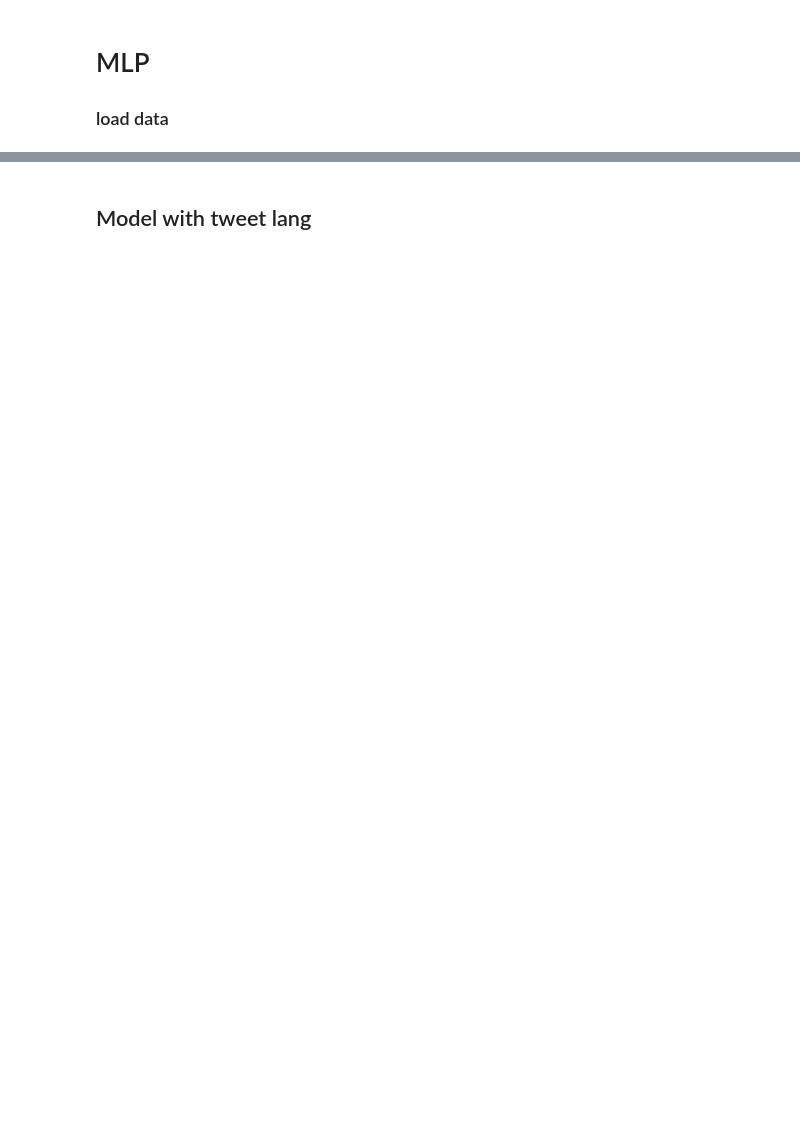
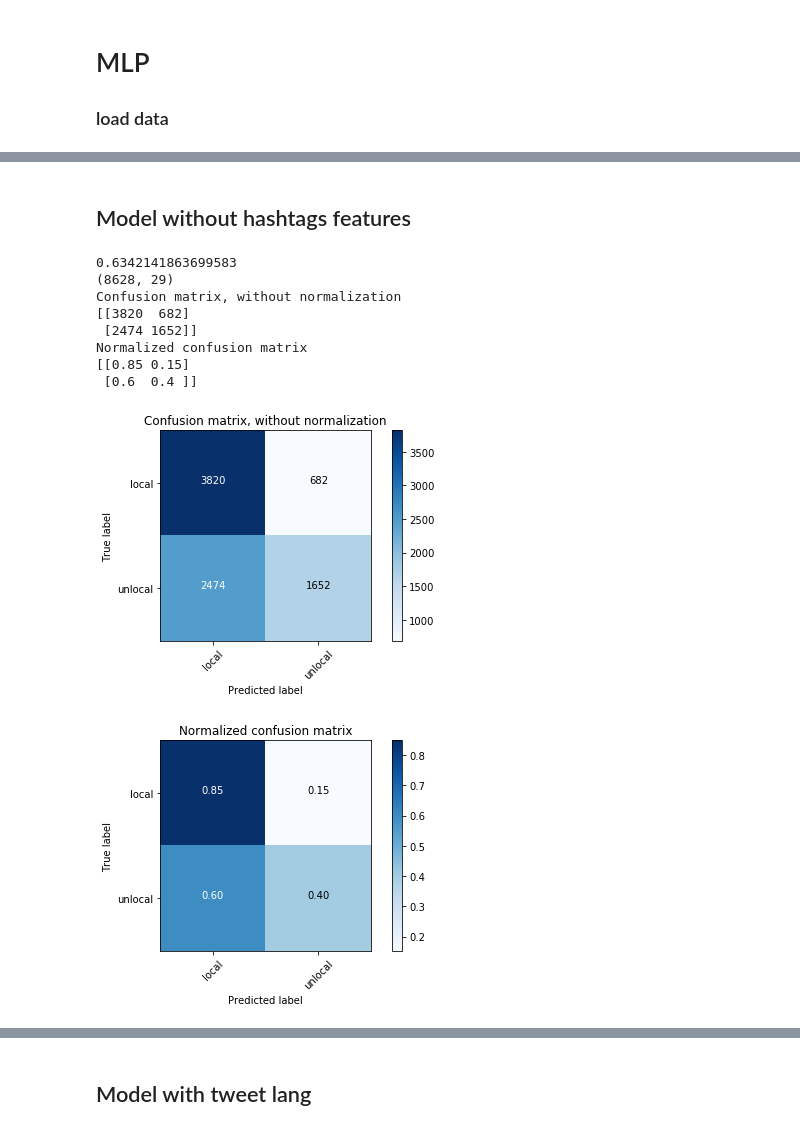
Before and after one commit to valstrl/CSM-project, a Jupyter notebook: mlp.ipynb, the cells around one changed output, grey strips where cells are left out. Cells and saved outputs as stored; diff of their text form; code cells hidden in the pictures; blank space fills up the shorter version.

```diff
--- a/mlp.ipynb
+++ b/mlp.ipynb
@@ -129,0 +259,41 @@ Name: label, dtype: float64
+# %% [markdown]
+## Model without hashtags features
+# %%
+train_no_hashtag= train.drop(hashtag_col,axis=1)
+test_no_hashtag= test.drop(hashtag_col,axis=1)
+val_no_hashtag= val.drop(hashtag_col,axis=1)
+
+#train and test MLP classifier
+mlp_no_hashtag= MLPClassifier(activation ='relu', solver='adam', hidden_layer_sizes=(10,3),max_iter= 1000,shuffle=False, random_state=0,batch_size= 100 ) #alpha=0.0001 #batch size =200 , max_iter 200
+mlp_no_hashtag.fit(train_no_hashtag.drop('label',axis=1), train_no_hashtag['label'])
+score_no_hashtag = mlp_no_hashtag.score(test_no_hashtag.drop('label', axis =1),test_no_hashtag['label'])
+print(score_no_hashtag)
+
+print(test_no_hashtag.shape)
+y_true_no_hashtag=test['label'].apply(lambda x : 'local' if x==1 else ( 'unlocal' if x==0  else np.NaN))
+y_pred_no_hashtag= list(map( lambda x : 'local' if x==1 else ( 'unlocal' if x==0  else np.NaN),list(mlp_no_hashtag.predict(test_no_hashtag.drop('label', axis =1))) ))
+conf_mat_no_hashtag=confusion_matrix(y_true_no_hashtag, y_pred_no_hashtag)
+
+
+# Plot non-normalized confusion matrix
+plt.figure()
+
+plot_confusion_matrix(conf_mat_no_hashtag,classes=classes_names,
+                      title='Confusion matrix, without normalization')
+
+# Plot normalized confusion matrix
+plt.figure()
+plot_confusion_matrix(conf_mat_no_hashtag,classes=classes_names, normalize=True,
+                      title='Normalized confusion matrix')
+plt.show()
+# %% [output]
+0.6342141863699583
+(8628, 29)
+Confusion matrix, without normalization
+[[3820  682]
+ [2474 1652]]
+Normalized confusion matrix
+[[0.85 0.15]
+ [0.6  0.4 ]]
+[figure, added]
+[figure, added]
```
Also changed, not shown: parts of 27 cells of this notebook.
